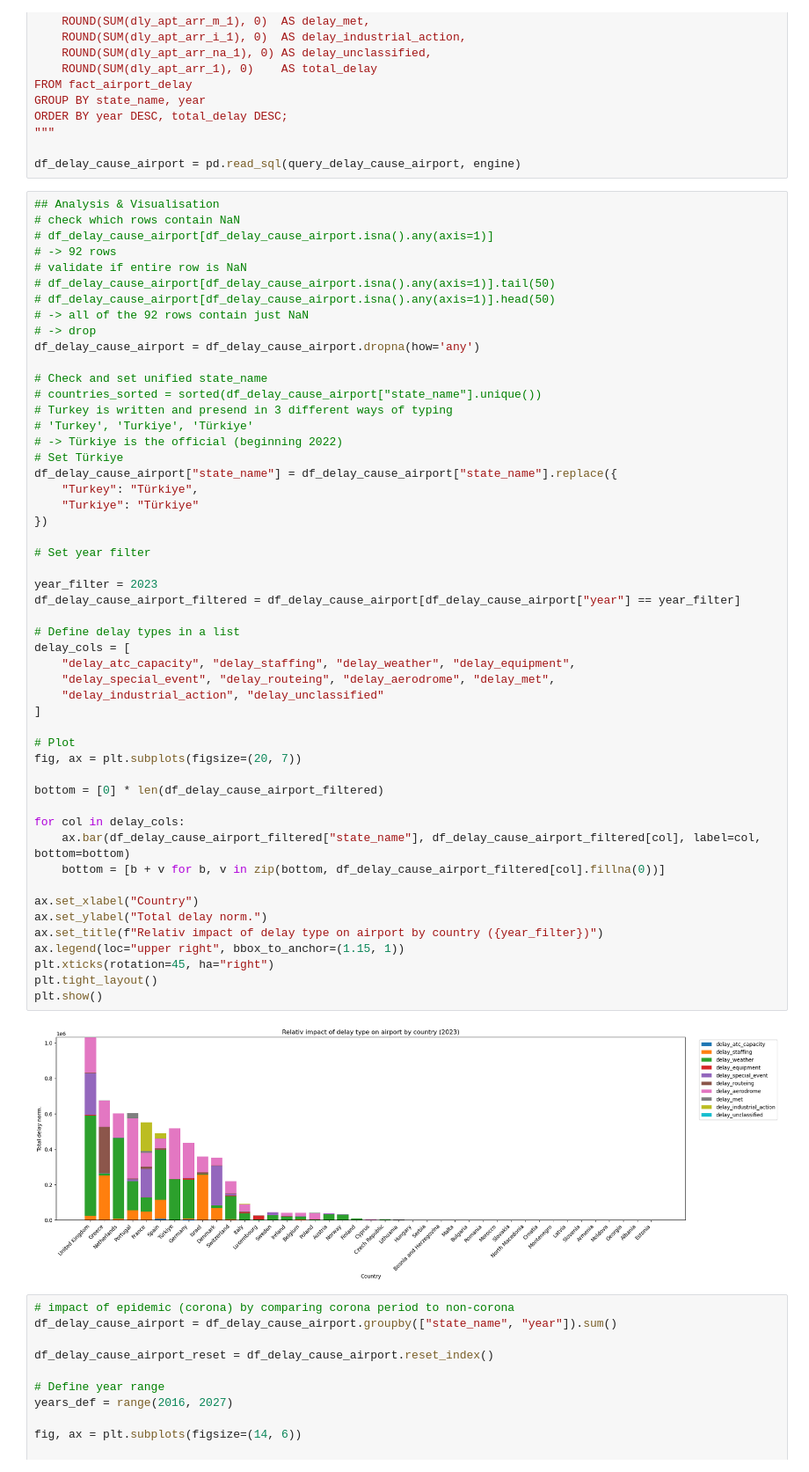
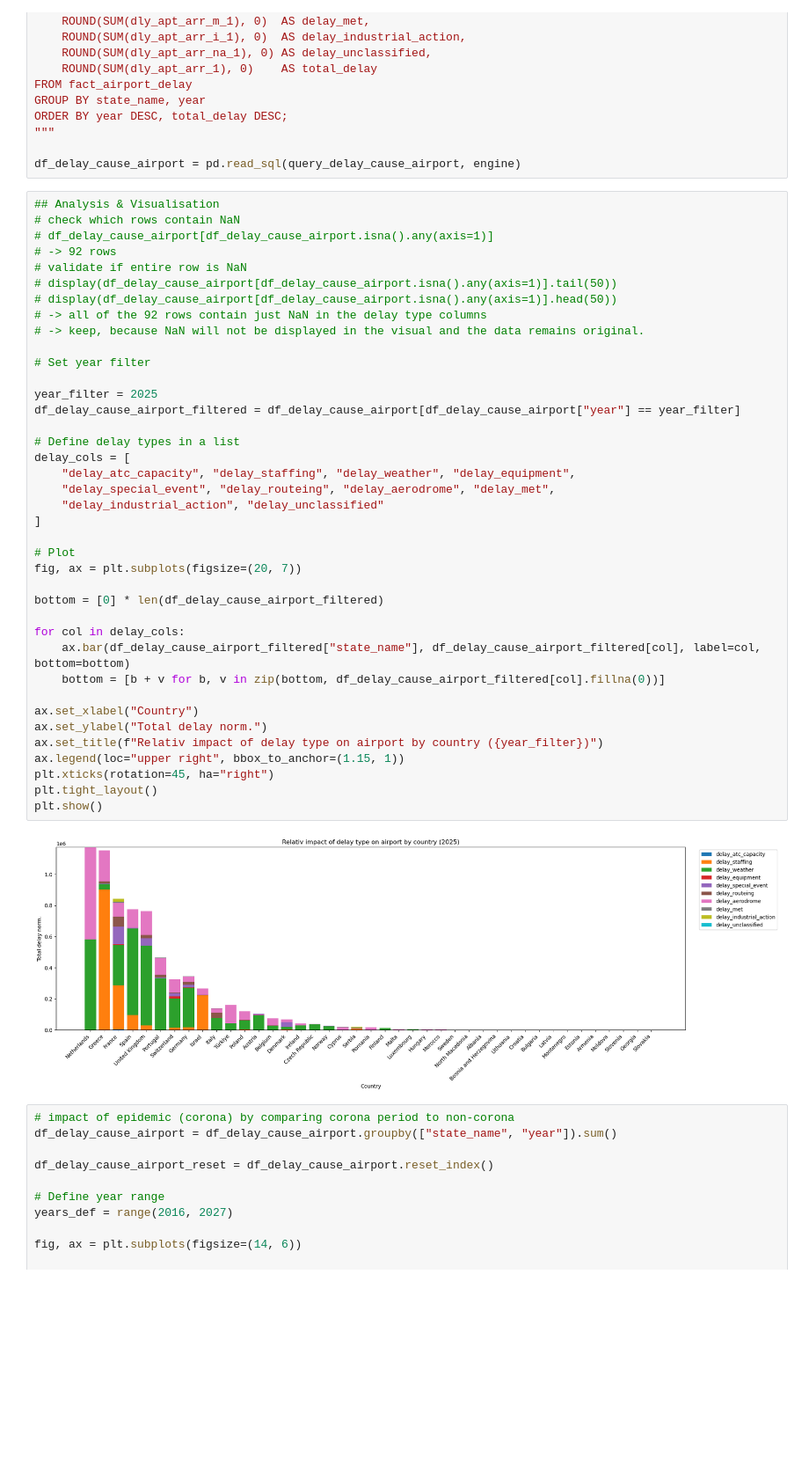
Before and after one commit to sdemmler/airport-performance-analyzer, a Jupyter notebook: notebooks/02_delay_cause.ipynb, the cells around one changed output. Shown at 88% size. Drawn from its saved outputs; the diff is of its cells as text; blank space fills up the shorter version.

```diff
--- a/notebooks/02_delay_cause.ipynb
+++ b/notebooks/02_delay_cause.ipynb
@@ -46,53 +46,41 @@ df_delay_cause_airport = pd.read_sql(query_delay_cause_airport, engine)
 # df_delay_cause_airport[df_delay_cause_airport.isna().any(axis=1)]
 # -> 92 rows
 # validate if entire row is NaN
-# df_delay_cause_airport[df_delay_cause_airport.isna().any(axis=1)].tail(50)
-# df_delay_cause_airport[df_delay_cause_airport.isna().any(axis=1)].head(50)
-# -> all of the 92 rows contain just NaN
-# -> drop
-df_delay_cause_airport = df_delay_cause_airport.dropna(how='any')
-
-# Check and set unified state_name
-# countries_sorted = sorted(df_delay_cause_airport["state_name"].unique())
-# Turkey is written and presend in 3 different ways of typing
-# 'Turkey', 'Turkiye', 'Türkiye'
-# -> Türkiye is the official (beginning 2022)
-# Set Türkiye
-df_delay_cause_airport["state_name"] = df_delay_cause_airport["state_name"].replace({
-    "Turkey": "Türkiye",
-    "Turkiye": "Türkiye"
-})
+# display(df_delay_cause_airport[df_delay_cause_airport.isna().any(axis=1)].tail(50))
+# display(df_delay_cause_airport[df_delay_cause_airport.isna().any(axis=1)].head(50))
+# -> all of the 92 rows contain just NaN in the delay type columns
+# -> keep, because NaN will not be displayed in the visual and the data remains original.
 
 # Set year filter
 
-year_filter = 2023
+year_filter = 2025
 df_delay_cause_airport_filtered = df_delay_cause_airport[df_delay_cause_airport["year"] == year_filter]
 
 # Define delay types in a list
 delay_cols = [
     "delay_atc_capacity", "delay_staffing", "delay_weather", "delay_equipment",
     "delay_special_event", "delay_routeing", "delay_aerodrome", "delay_met",
     "delay_industrial_action", "delay_unclassified"
 ]
 
 # Plot
 fig, ax = plt.subplots(figsize=(20, 7))
 
 bottom = [0] * len(df_delay_cause_airport_filtered)
 
 for col in delay_cols:
     ax.bar(df_delay_cause_airport_filtered["state_name"], df_delay_cause_airport_filtered[col], label=col, bottom=bottom)
     bottom = [b + v for b, v in zip(bottom, df_delay_cause_airport_filtered[col].fillna(0))]
 
 ax.set_xlabel("Country")
 ax.set_ylabel("Total delay norm.")
 ax.set_title(f"Relativ impact of delay type on airport by country ({year_filter})")
 ax.legend(loc="upper right", bbox_to_anchor=(1.15, 1))
 plt.xticks(rotation=45, ha="right")
 plt.tight_layout()
 plt.show()
 # %% [output]
-[figure, old version]
+[figure, new version]
 # %%
 # impact of epidemic (corona) by comparing corona period to non-corona
 df_delay_cause_airport = df_delay_cause_airport.groupby(["state_name", "year"]).sum()
```
Also changed, not shown: 2 other files.
